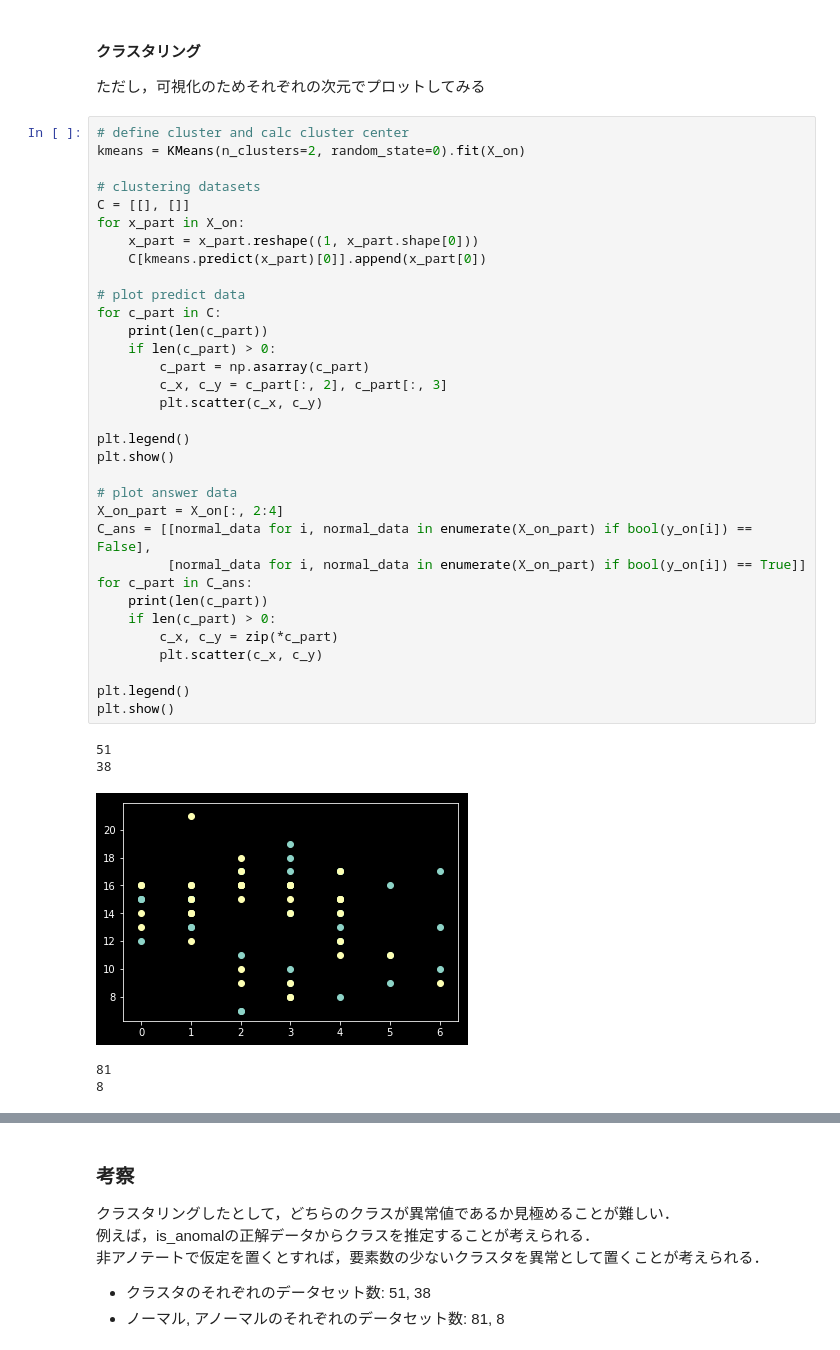
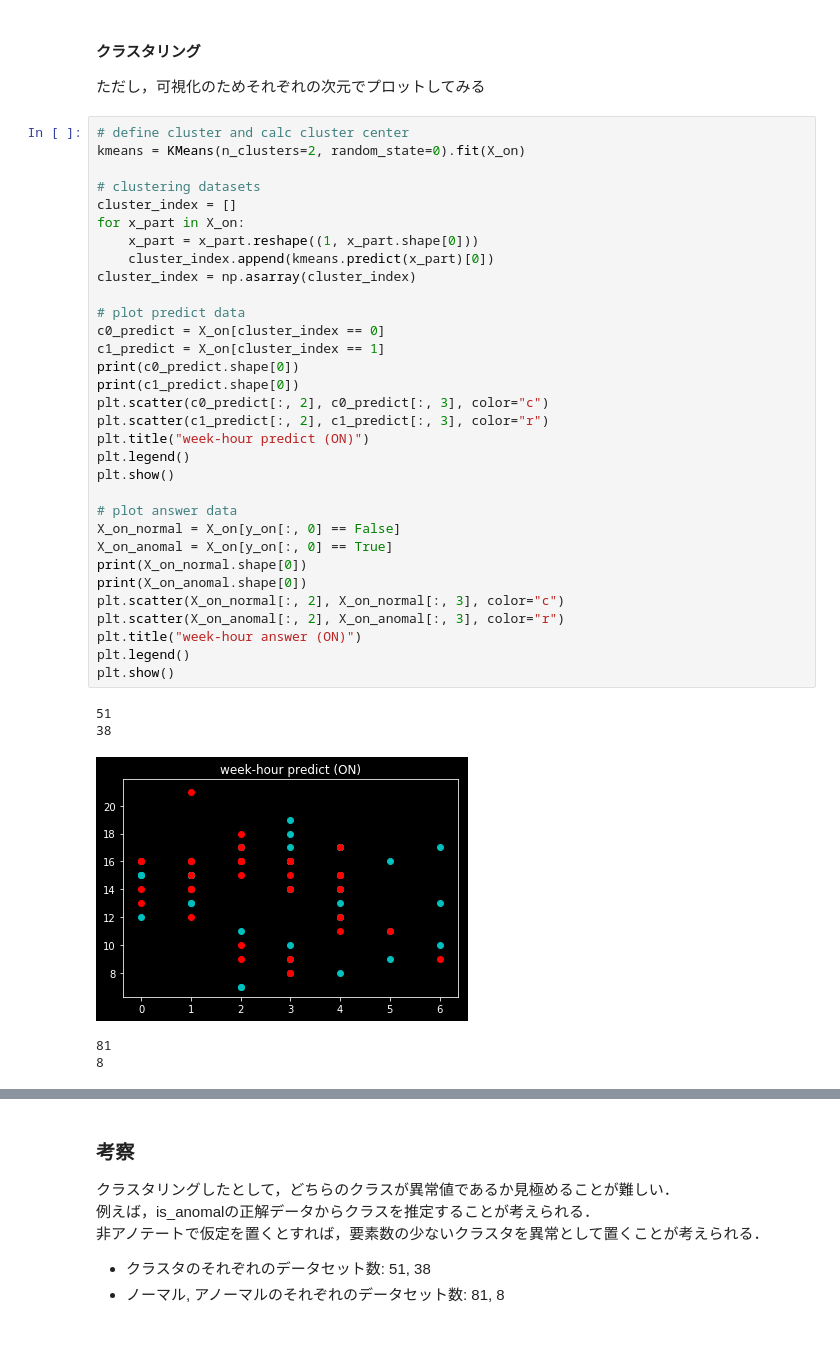
Before and after one commit to equanz/key-status-analyze, a Jupyter notebook: research/anomaly/k_means_analyze.ipynb, the cells around one changed output, grey strips where cells are left out. Saved outputs shown, nothing was run; the diff lists cells and outputs as text.

```diff
--- a/research/anomaly/k_means_analyze.ipynb
+++ b/research/anomaly/k_means_analyze.ipynb
@@ -110,39 +110,38 @@ y_off = df[df["state"].str.match("OFF")][["is_anomal"]].values
 # %%
 # define cluster and calc cluster center
 kmeans = KMeans(n_clusters=2, random_state=0).fit(X_on)
 
 # clustering datasets
-C = [[], []]
+cluster_index = []
 for x_part in X_on:
     x_part = x_part.reshape((1, x_part.shape[0]))
-    C[kmeans.predict(x_part)[0]].append(x_part[0])
+    cluster_index.append(kmeans.predict(x_part)[0])
+cluster_index = np.asarray(cluster_index)
 
 # plot predict data
-for c_part in C:
-    print(len(c_part))
-    if len(c_part) > 0:
-        c_part = np.asarray(c_part)
-        c_x, c_y = c_part[:, 2], c_part[:, 3]
-        plt.scatter(c_x, c_y)
-
+c0_predict = X_on[cluster_index == 0]
+c1_predict = X_on[cluster_index == 1]
+print(c0_predict.shape[0])
+print(c1_predict.shape[0])
+plt.scatter(c0_predict[:, 2], c0_predict[:, 3], color="c")
+plt.scatter(c1_predict[:, 2], c1_predict[:, 3], color="r")
+plt.title("week-hour predict (ON)")
 plt.legend()
 plt.show()
 
 # plot answer data
-X_on_part = X_on[:, 2:4]
-C_ans = [[normal_data for i, normal_data in enumerate(X_on_part) if bool(y_on[i]) == False],
-         [normal_data for i, normal_data in enumerate(X_on_part) if bool(y_on[i]) == True]]
-for c_part in C_ans:
-    print(len(c_part))
-    if len(c_part) > 0:
-        c_x, c_y = zip(*c_part)
-        plt.scatter(c_x, c_y)
-
+X_on_normal = X_on[y_on[:, 0] == False]
+X_on_anomal = X_on[y_on[:, 0] == True]
+print(X_on_normal.shape[0])
+print(X_on_anomal.shape[0])
+plt.scatter(X_on_normal[:, 2], X_on_normal[:, 3], color="c")
+plt.scatter(X_on_anomal[:, 2], X_on_anomal[:, 3], color="r")
+plt.title("week-hour answer (ON)")
 plt.legend()
 plt.show()
 # %% [output]
 51
 38
-[figure, old version]
+[figure, new version]
 81
 8
```
Also changed, not shown: parts of 8 cells of this notebook, 2 other files.
